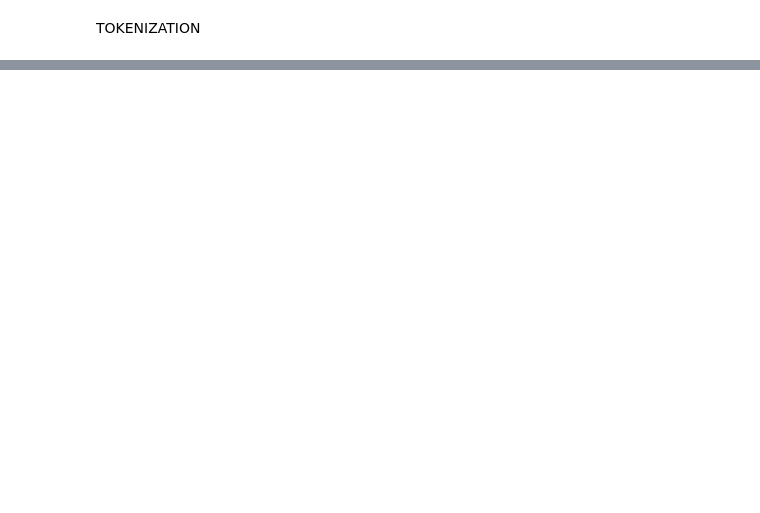
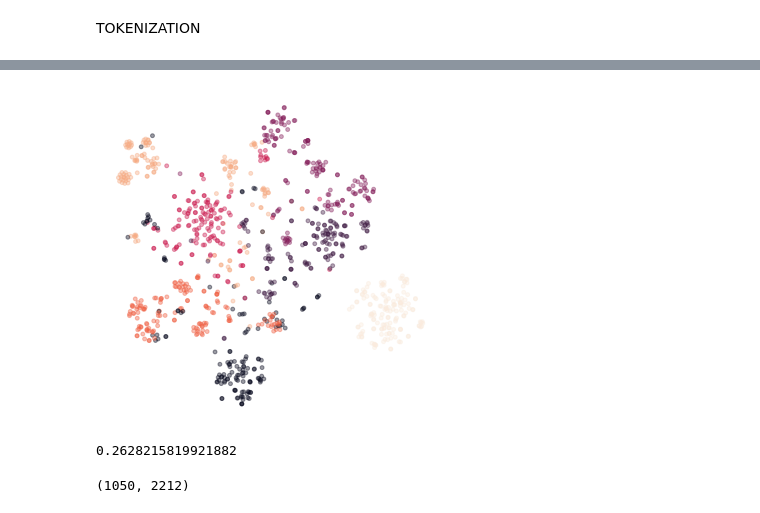
Before and after one commit to RomSlom/P6-DS-OC, a Jupyter notebook: Slomczynski_Romain_1_notebook.ipynb, the cells around one changed output, grey strips where cells are left out. Drawn from its saved outputs; the diff is of its cells as text; code cells hidden in the pictures; blank space fills up the shorter version.

```diff
--- a/Slomczynski_Romain_1_notebook.ipynb
+++ b/Slomczynski_Romain_1_notebook.ipynb
@@ -127,0 +451,4 @@ NameError: name 'data_T' is not defined
+# %%
+data_filtered = pd.DataFrame()
+data_filtered['description'] = data["description"].apply(lambda x:transform_for_bagging(tokenizer, x, rejoin=True))
+data_filtered['product_name'] = data["product_name"].apply(lambda x:transform_for_bagging(tokenizer, x, rejoin=True))
@@ -127,0 +502,3 @@ NameError: name 'data_T' is not defined
+# %%
+data_filtered['Name_and_Description'] = data_filtered["description"] + data_filtered["product_name"]
+data_filtered
@@ -127,0 +519,4 @@ NameError: name 'data_T' is not defined
+# %%
+My_data_description = data_filtered['description']
+My_data_product_name = data_filtered['product_name']
+My_data_Name_and_Description = data_filtered['Name_and_Description']
@@ -127,0 +657,36 @@ NameError: name 'data_T' is not defined
+# %%
+def plot_TSNE (dataframe):
+    from sklearn.manifold import TSNE
+
+    idx = data_filtered.index
+    label_sample = data.loc[idx, "labels"]
+
+
+    T_sne = TSNE(n_components=2,
+            perplexity=30,
+            init='pca',
+            random_state=42).fit_transform(dataframe)
+
+ # Creating figure:
+    fig = plt.figure(figsize=(6, 6))
+    sns.set_style("whitegrid")
+
+    ax = fig.add_subplot(1,1,1)
+    ax.scatter(
+        T_sne[:,0],
+        T_sne[:,1],
+        s = 15,
+        c = label_sample,
+        alpha = 0.4,
+        )
+    ax.grid(False)
+    ax.axis('off')
+# %%
+DF2 = Vectorizing (tfidf_vectorizer, My_data_Name_and_Description, My_data_Name_and_Description)
+plot_TSNE(DF2["vectorized_data"])
+# %% [output]
+[figure, added]
+# %%
+DF2["Ari_score"]
+# %% [output]
+0.2628215819921882
@@ -127,0 +718,4 @@ NameError: name 'data_T' is not defined
+# %%
+df_bow_cv.shape
+# %% [output]
+(1050, 2212)
```
Also changed, not shown: parts of 94 cells of this notebook, 4 other files.
